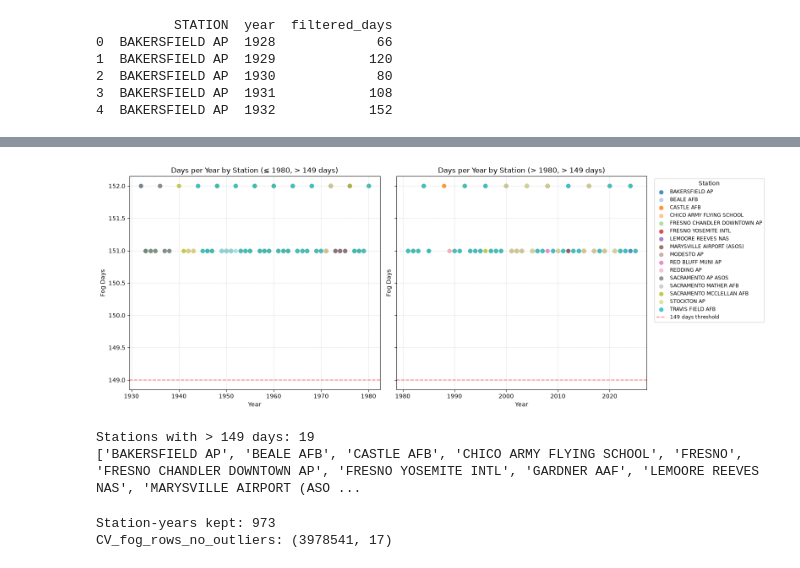
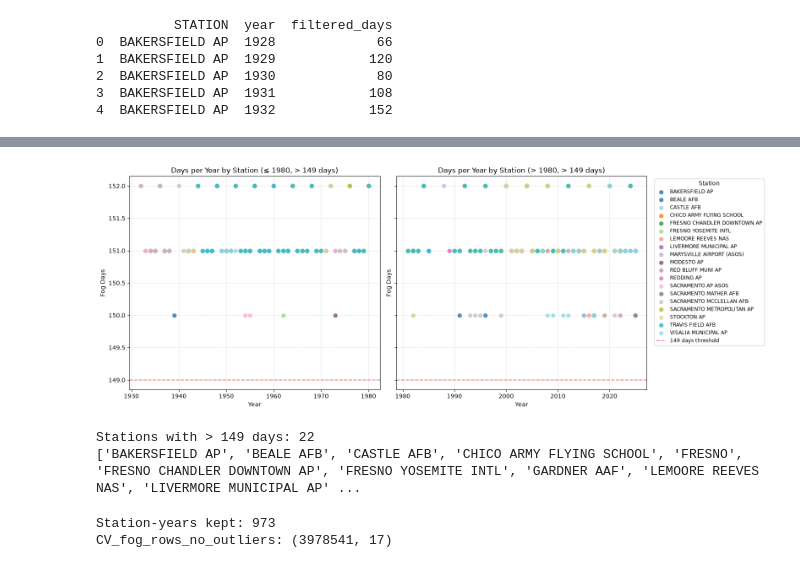
Before and after one commit to audfish/WQ2026, a Jupyter notebook: CV_Visibility_Testing_combined.ipynb, the cells around one changed output, grey strips where cells are left out. Cells and saved outputs as stored; diff of their text form; code cells hidden in the pictures.

```diff
--- a/CV_Visibility_Testing_combined.ipynb
+++ b/CV_Visibility_Testing_combined.ipynb
@@ -237,23 +269,33 @@ print(filtered_days_year.head())
 3  BAKERSFIELD AP  1931            108
 4  BAKERSFIELD AP  1932            152
 # %%
-# Find stations with data back to at least 1970
-stations_pre1970 = (
+# Find stations with data back to at least 1975
+stations_pre1975 = (
+    # Group CV_rows by station
     CV_rows.groupby('STATION')['year']
+    # find the minimum year
     .min()
-    .loc[lambda s: s <= 1970]
+    # Use .loc to filter for stations with data back to at least 1975
+    .loc[lambda s: s <= 1975]
+    # Get the list of station IDs
     .index
+    # Make it a list
     .tolist()
 )
 
-print(len(stations_pre1970), "stations with data back to at least 1970")
-print(stations_pre1970)
+# Print list
+print(len(stations_pre1975), "stations with data back to at least 1975")
+print(stations_pre1975)
 
 # make dateframe with station locations
 station_locations = (
-    CV_rows[CV_rows['STATION'].isin(stations_pre1970)]
+    # Filter CV_rows to include only stations with data back to at least 1975
+    CV_rows[CV_rows['STATION'].isin(stations_pre1975)]
+    # Drop duplicate rows based on the 'STATION' column to ensure each station is represented only once
     .drop_duplicates(subset=['STATION'])
+    # Select only the 'STATION', 'LATITUDE', and 'LONGITUDE' columns
     .loc[:, ['STATION', 'LATITUDE', 'LONGITUDE']]
+    # Reset the index to ensure a clean DataFrame without the old index
     .reset_index(drop=True)
 )
 # %% [output]
@@ -356,6 +411,6 @@ display(nan_visibility_by_year)
 # %%
 # Remove stations with less than or only 149 days counted
-filtered_days_year_filtered = filtered_days_year[filtered_days_year['filtered_days'] > 150]
+filtered_days_year_filtered = filtered_days_year[filtered_days_year['filtered_days'] > 149]
 
 # Get the filtered list of stations
 filtered_plot_stations = [st for st in plot_stations if st in filtered_days_year_filtered['STATION'].unique()]
@@ -364,14 +419,14 @@ filtered_plot_stations = [st for st in plot_stations if st in filtered_days_year
 colors_filtered = plt.cm.tab20(np.linspace(0, 1, len(filtered_plot_stations)))
 color_map_filtered = dict(zip(filtered_plot_stations, colors_filtered))
 
-# Filter fog data for pre-1970 stations with > 355 fog days
-filtered_pre1970_filtered = filtered_days_year_filtered[filtered_days_year_filtered['STATION'].isin(filtered_plot_stations)]
+# Filter fog data for pre-1975 stations with > 149 fog days
+filtered_pre1975_filtered = filtered_days_year_filtered[filtered_days_year_filtered['STATION'].isin(filtered_plot_stations)]
 
 # Create the plot
 fig, axes = plt.subplots(1, 2, figsize=(16, 6), sharey=True)
 
 for station in filtered_plot_stations:
-    station_df = filtered_pre1970_filtered[filtered_pre1970_filtered['STATION'] == station].sort_values('year')
+    station_df = filtered_pre1975_filtered[filtered_pre1975_filtered['STATION'] == station].sort_values('year')
     pre_df = station_df[station_df['year'] <= 1980]
     post_df = station_df[station_df['year'] > 1980]
 
@@ -384,33 +439,33 @@ for station in filtered_plot_stations:
             alpha=0.8,
             label=station
         )
 
     if not post_df.empty:
         axes[1].scatter(
             post_df['year'],
             post_df['filtered_days'],
             s=40,
             color=color_map_filtered[station],
             alpha=0.8,
             label=station
         )
 
 axes[0].set_title('Days per Year by Station (≤ 1980, > 149 days)')
 axes[1].set_title('Days per Year by Station (> 1980, > 149 days)')
 
 for ax in axes:
     ax.set_xlabel('Year')
     ax.set_ylabel('Fog Days')
     ax.grid(True, linestyle='--', alpha=0.4)
     ax.axhline(y=149, color='red', linestyle='--', alpha=0.5, label='149 days threshold')
 
 axes[1].legend(title='Station', bbox_to_anchor=(1.02, 1), loc='upper left', fontsize='small')
 plt.tight_layout()
 plt.show()
 
 print(f"Stations with > 149 days: {len(filtered_plot_stations)}")
 print(filtered_plot_stations)
 # %% [output]
-[figure, old version]
+[figure, new version]
-Stations with > 149 days: 19
-['BAKERSFIELD AP', 'BEALE AFB', 'CASTLE AFB', 'CHICO ARMY FLYING SCHOOL', 'FRESNO', 'FRESNO CHANDLER DOWNTOWN AP', 'FRESNO YOSEMITE INTL', 'GARDNER AAF', 'LEMOORE REEVES NAS', 'MARYSVILLE AIRPORT (ASO ...
+Stations with > 149 days: 22
+['BAKERSFIELD AP', 'BEALE AFB', 'CASTLE AFB', 'CHICO ARMY FLYING SCHOOL', 'FRESNO', 'FRESNO CHANDLER DOWNTOWN AP', 'FRESNO YOSEMITE INTL', 'GARDNER AAF', 'LEMOORE REEVES NAS', 'LIVERMORE MUNICIPAL AP' ...
```
Also changed, not shown: parts of 29 cells of this notebook, 1 other file.
